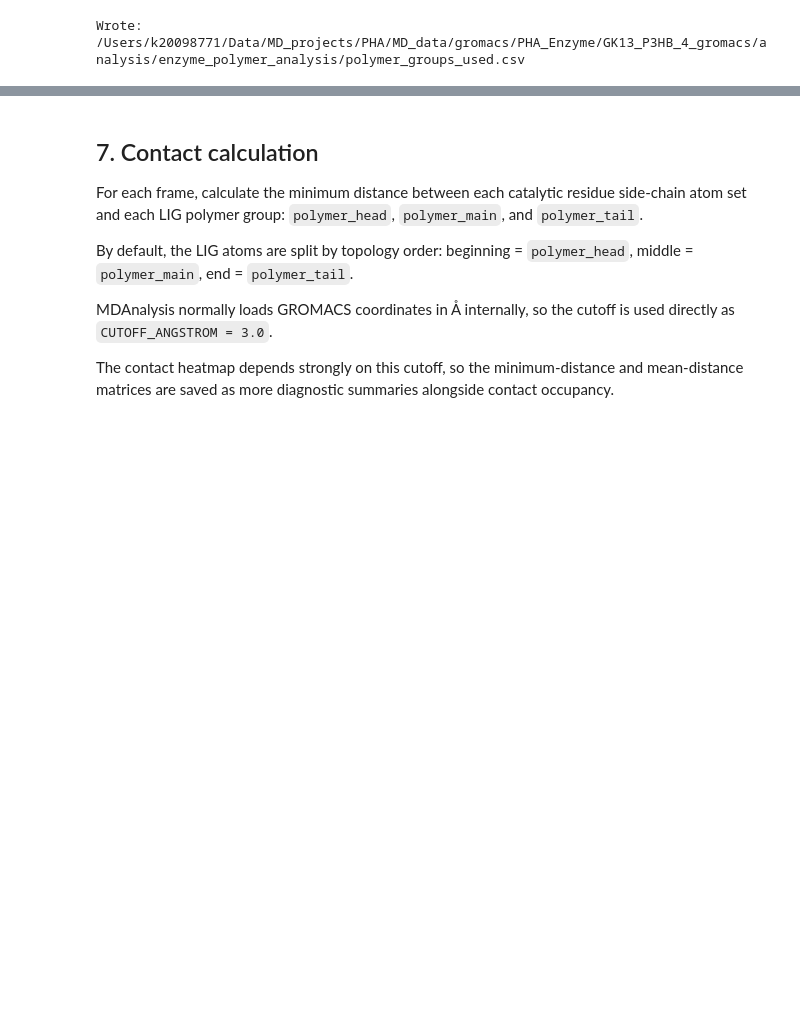
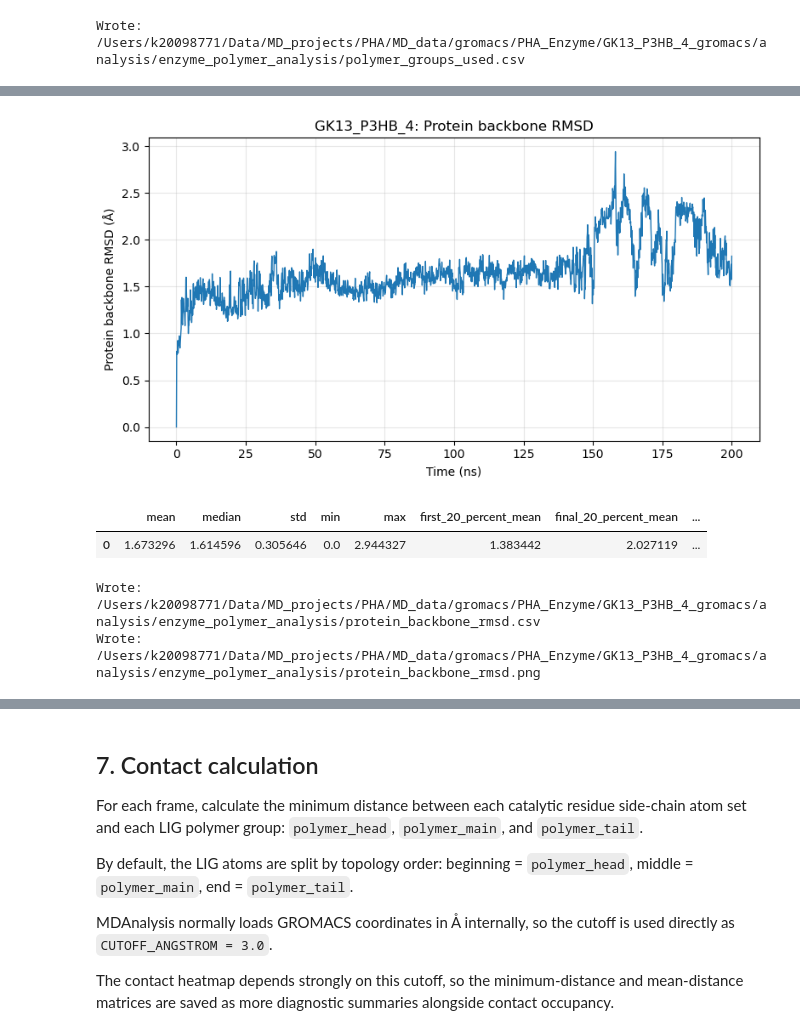
Before and after one commit to MMLabCodes/iPHAsimulatorV2, a Jupyter notebook: notebooks/12_enzyme-polymer_analysis.ipynb, the cells around one changed output, grey strips where cells are left out. Saved outputs shown, nothing was run; the diff lists cells and outputs as text; code cells hidden in the pictures; blank space fills up the shorter version.

Commit message:
adding analysis cell

```diff
--- a/notebooks/12_enzyme-polymer_analysis.ipynb
+++ b/notebooks/12_enzyme-polymer_analysis.ipynb
@@ -24,12 +24,12 @@ from IPython.display import display
 
 from iphasimulator.naming import oligomer_name
 
-POLYMER_SYSTEM = oligomer_name("3HB", 4)
+POLYMER_SYSTEM = oligomer_name("3HO", 4)
 SYSTEM_NAME = f"GK13_{POLYMER_SYSTEM}"
 SYSTEM_DIR = Path("/Users/k20098771/Data/MD_projects/PHA/MD_data/gromacs/PHA_Enzyme") / f"{SYSTEM_NAME}_gromacs"
 
-XTC_PATH = SYSTEM_DIR / "step7_production.xtc"
-EDR_PATH = SYSTEM_DIR / "step7_production.edr"
+XTC_PATH = SYSTEM_DIR / "production_combined_003.xtc"
+EDR_PATH = SYSTEM_DIR / "production_combined_003.xtc"
 GRO_PATH = SYSTEM_DIR / "step6.2_npt.gro"
 TPR_PATH = SYSTEM_DIR / "step6.2_npt.tpr"
 
@@ -499,0 +605,31 @@ Wrote: /Users/k20098771/Data/MD_projects/PHA/MD_data/gromacs/PHA_Enzyme/GK13_P3H
+# %%
+PROTEIN_BACKBONE_RMSD_CSV = OUTPUT_DIR / "protein_backbone_rmsd.csv"
+PROTEIN_BACKBONE_RMSD_PNG = OUTPUT_DIR / "protein_backbone_rmsd.png"
+
+protein_backbone_rmsd_rows = []
+reference_u.trajectory[0]
+for ts in u.trajectory:
+    align.alignto(u, reference_u, select=PROTEIN_BACKBONE_SELECTION, weights=None)
+    backbone_rmsd_A = rms.rmsd(
+        protein_backbone.positions,
+        reference_backbone.positions,
+        center=False,
+        superposition=False,
+    )
+    protein_backbone_rmsd_rows.append(trajectory_row(ts, "protein_backbone_rmsd_A", backbone_rmsd_A))
+
+protein_backbone_rmsd_df = pd.DataFrame(protein_backbone_rmsd_rows)
+protein_backbone_rmsd_stats = save_metric_outputs(
+    protein_backbone_rmsd_df,
+    "protein_backbone_rmsd_A",
+    PROTEIN_BACKBONE_RMSD_CSV,
+    PROTEIN_BACKBONE_RMSD_PNG,
+    "Protein backbone RMSD (Å)",
+    f"{SYSTEM_NAME}: Protein backbone RMSD",
+)
+# %% [output]
+[figure, added]
+|  | mean | median | std | min | max | first_20_percent_mean | final_20_percent_mean | ... |
+| 0 | 1.673296 | 1.614596 | 0.305646 | 0.0 | 2.944327 | 1.383442 | 2.027119 | ... |
+Wrote: /Users/k20098771/Data/MD_projects/PHA/MD_data/gromacs/PHA_Enzyme/GK13_P3HB_4_gromacs/analysis/enzyme_polymer_analysis/protein_backbone_rmsd.csv
+Wrote: /Users/k20098771/Data/MD_projects/PHA/MD_data/gromacs/PHA_Enzyme/GK13_P3HB_4_gromacs/analysis/enzyme_polymer_analysis/protein_backbone_rmsd.png
```
Also changed, not shown: parts of 18 cells of this notebook.
